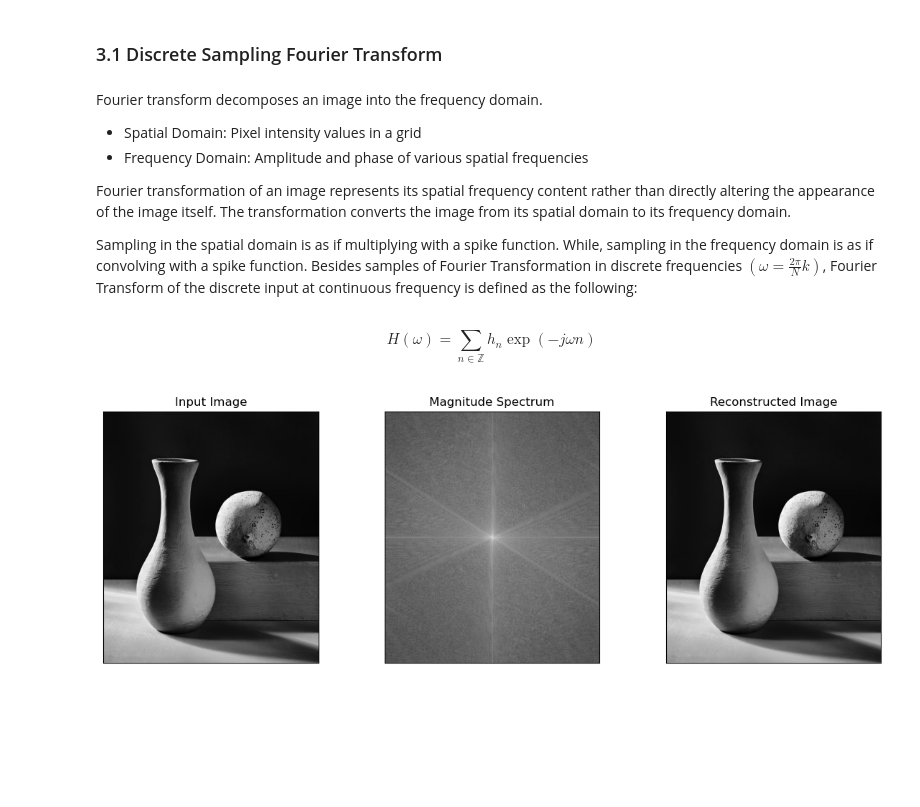
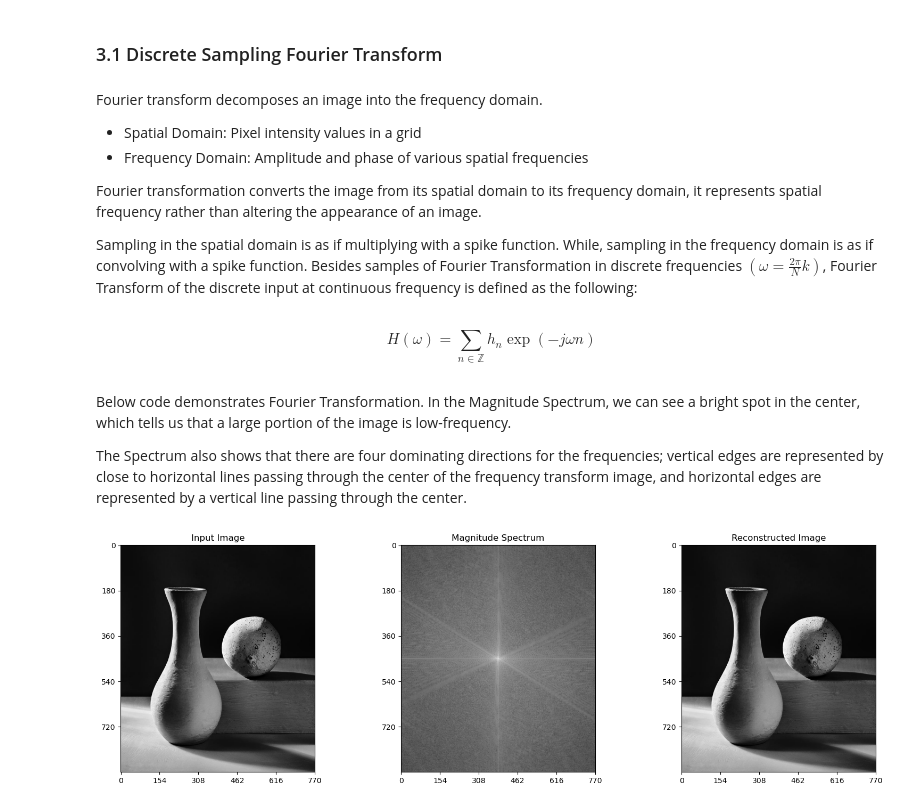
Before and after one commit to lenigovi/ComputerVisionSkills, a Jupyter notebook: Image Processing/ImageProcessingbasic.ipynb, the cells around one changed output. Drawn from its saved outputs; the diff is of its cells as text; code cells hidden in the pictures; blank space fills up the shorter version.

Commit message:
magnitude spectrum explanation

```diff
--- a/Image Processing/ImageProcessingbasic.ipynb
+++ b/Image Processing/ImageProcessingbasic.ipynb
@@ -306,46 +306,63 @@ Fourier transform decomposes an image into the frequency domain.
 - Spatial Domain: Pixel intensity values in a grid
 - Frequency Domain: Amplitude and phase of various spatial frequencies
 
-Fourier transformation of an image represents its spatial frequency content rather than directly altering the appearance of the image itself. The transformation converts the image from its spatial domain to its frequency domain.
+Fourier transformation converts the image from its spatial domain to its frequency domain, it represents spatial frequency rather than altering the appearance of an image.
 
 Sampling in the spatial domain is as if multiplying with a spike function. While, sampling in the frequency domain is as if convolving with a spike function. Besides samples of Fourier Transformation in discrete frequencies $(\omega = \frac{2\pi}{N} k)$, Fourier Transform of the discrete input at continuous frequency is defined as the following:
 # %% [markdown]
 $$ H(\omega) = \sum_{n\in \mathbb{Z}} h_n \exp \left( -j\omega n \right) $$
+# %% [markdown]
+Below code demonstrates Fourier Transformation. In the Magnitude Spectrum, we can see a bright spot in the center, which tells us that a large portion of the image is low-frequency.
+
+The Spectrum also shows that there are four dominating directions for the frequencies; vertical edges are represented by close to horizontal lines passing through the center of the frequency transform image, and horizontal edges are represented by a vertical line passing through the center.
 # %%
 import cv2
 import numpy as np
 import matplotlib.pyplot as plt
+from matplotlib.ticker import MultipleLocator
 
-# Load image
 image = cv2.imread('img/gaussian_original.jpg', cv2.IMREAD_GRAYSCALE)
 
-# Perform Fourier Transform
+# Fourier Transform
 f_transform = np.fft.fft2(image)
 f_shift = np.fft.fftshift(f_transform)
 
-# Compute magnitude spectrum (logarithmic scale)
 magnitude_spectrum = 20 * np.log(np.abs(f_shift))
 
-# Optional: Inverse Fourier Transform (to reconstruct image)
+# Optional: Inverse Fourier Transform
 f_ishift = np.fft.ifftshift(f_shift)
 reconstructed_image = np.fft.ifft2(f_ishift)
 reconstructed_image = np.abs(reconstructed_image)
 
+num_ticks = 6
 
-plt.figure(figsize=(12, 4))
+plt.figure(figsize=(16, 5))
+
+# Plot Input Image
 plt.subplot(131)
 plt.imshow(image, cmap='gray')
-plt.title('Input Image'), plt.xticks([]), plt.yticks([])
+plt.title('Input Image')
+plt.xticks([]), plt.yticks([])  # Hide ticks for clean appearance
+plt.gca().xaxis.set_major_locator(MultipleLocator(image.shape[1] // (num_ticks - 1)))
+plt.gca().yaxis.set_major_locator(MultipleLocator(image.shape[0] // (num_ticks - 1)))
 
+# Plot Magnitude Spectrum
 plt.subplot(132)
 plt.imshow(magnitude_spectrum, cmap='gray')
-plt.title('Magnitude Spectrum'), plt.xticks([]), plt.yticks([])
+plt.title('Magnitude Spectrum')
+plt.xticks([]), plt.yticks([])  # Hide ticks for clean appearance
+plt.gca().xaxis.set_major_locator(MultipleLocator(magnitude_spectrum.shape[1] // (num_ticks - 1)))
+plt.gca().yaxis.set_major_locator(MultipleLocator(magnitude_spectrum.shape[0] // (num_ticks - 1)))
 
+# Plot Reconstructed Image
 plt.subplot(133)
 plt.imshow(reconstructed_image, cmap='gray')
-plt.title('Reconstructed Image'), plt.xticks([]), plt.yticks([])
+plt.title('Reconstructed Image')
+#plt.xticks([]), plt.yticks([])
+plt.gca().xaxis.set_major_locator(MultipleLocator(reconstructed_image.shape[1] // (num_ticks - 1)))
+plt.gca().yaxis.set_major_locator(MultipleLocator(reconstructed_image.shape[0] // (num_ticks - 1)))
 
 plt.tight_layout()
 plt.show()
 # %% [output]
-[figure, old version]
+[figure, new version]
```
